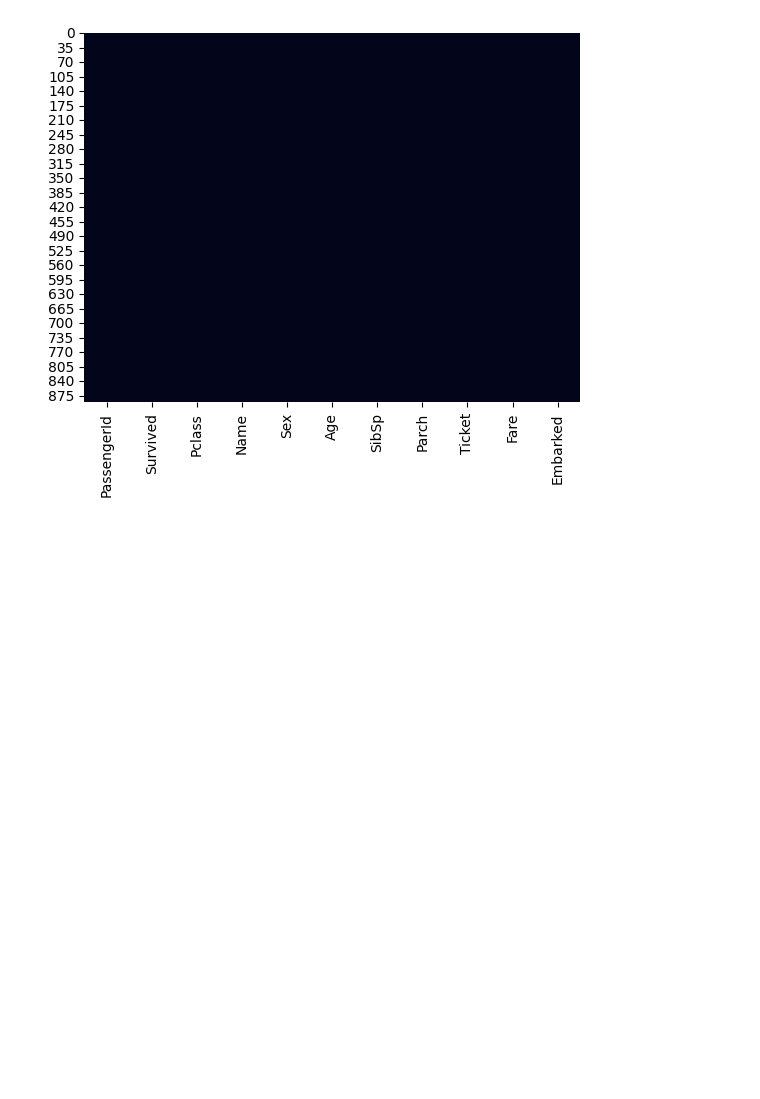
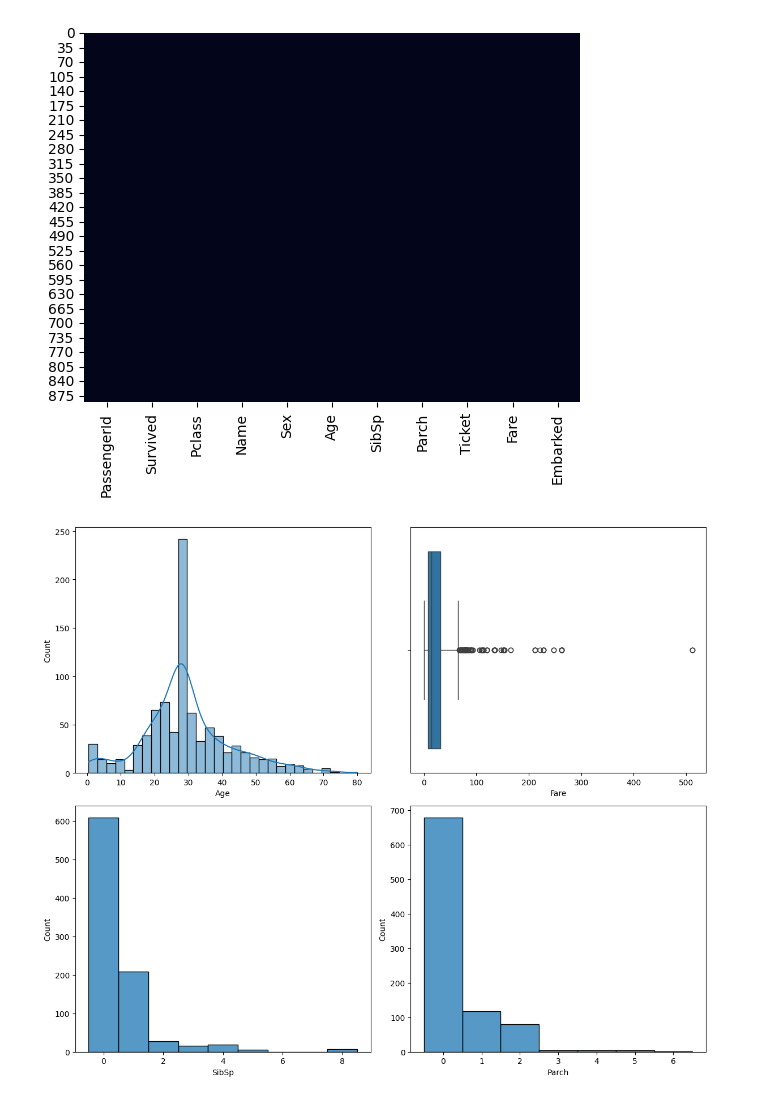
Before and after one commit to ashifsekh/titanic-eda, a Jupyter notebook: titanic_eda.ipynb, the cells around one changed output. Cells and saved outputs as stored; diff of their text form; code cells hidden in the pictures; blank space fills up the shorter version.

```diff
--- a/titanic_eda.ipynb
+++ b/titanic_eda.ipynb
@@ -113,3 +113,14 @@ sns.heatmap(df.isnull(), cbar=False)
 # %% [output]
 <Axes: >
 [figure]
+# %%
+fig, axes = plt.subplots(2, 2, figsize=(12, 10))
+sns.histplot(df['Age'], kde=True, ax=axes[0,0])
+sns.boxplot(x=df['Fare'], ax=axes[0,1])
+sns.histplot(df['SibSp'], discrete=True, ax=axes[1,0])   # discrete values
+sns.histplot(df['Parch'], discrete=True, ax=axes[1,1])
+plt.tight_layout()
+
+plt.show()
+# %% [output]
+[figure, added]
```
Also changed, not shown: parts of 1 cell of this notebook.
